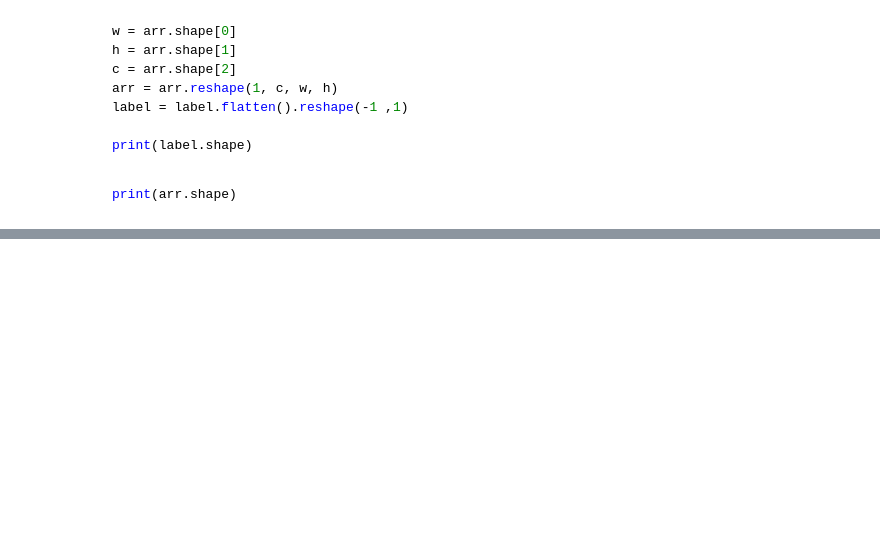
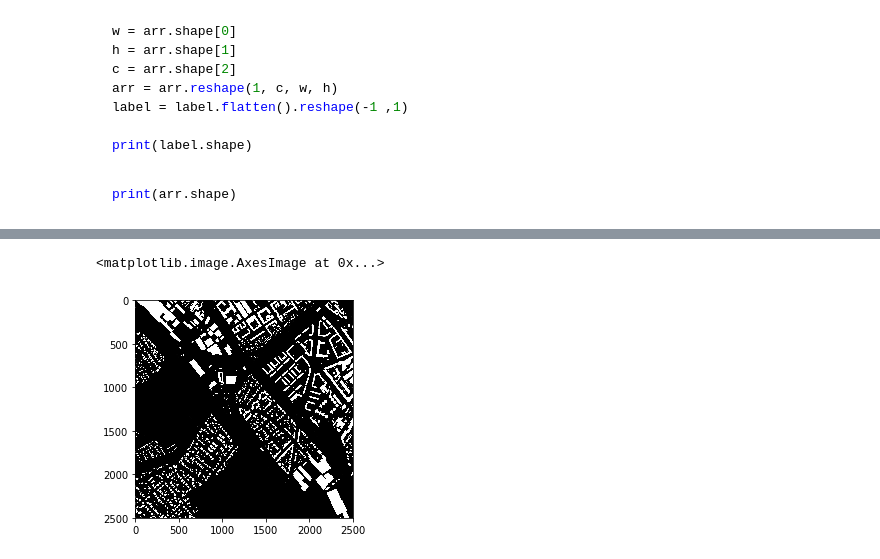
Before and after one commit to ArealTeamM2AIC/Areal_project, a Jupyter notebook: essai_pytorch.ipynb, the cells around one changed output, grey strips where cells are left out. Cells and saved outputs as stored; diff of their text form; code cells hidden in the pictures; blank space fills up the shorter version.

```diff
--- a/essai_pytorch.ipynb
+++ b/essai_pytorch.ipynb
@@ -258,0 +246,5 @@ imshow(gt_img_res)
+# %%
+imshow(np.asarray(Image.open("./train/gt/vienna36.jpg").convert('RGB')))
+# %% [output]
+<matplotlib.image.AxesImage at 0x...>
+[figure, added]
```
Also changed, not shown: parts of 12 cells of this notebook.
